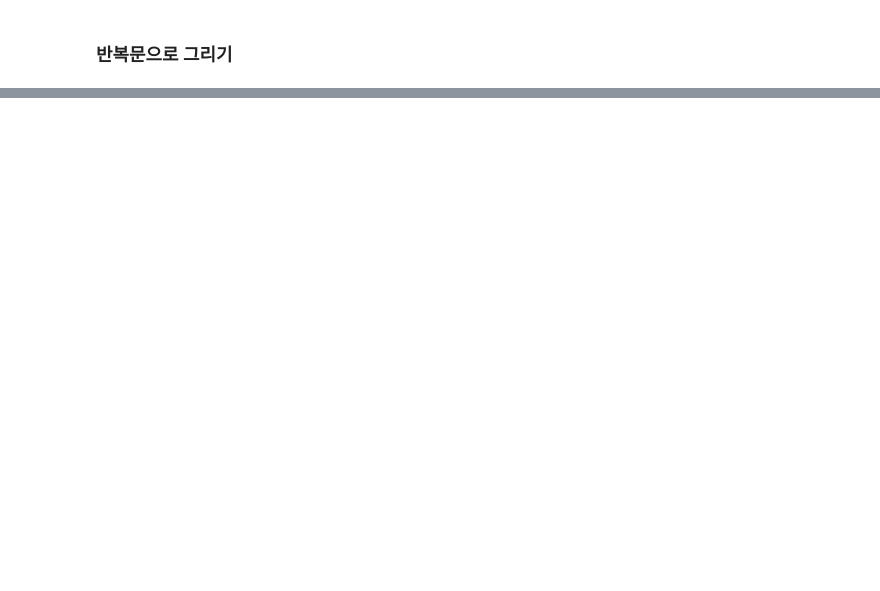
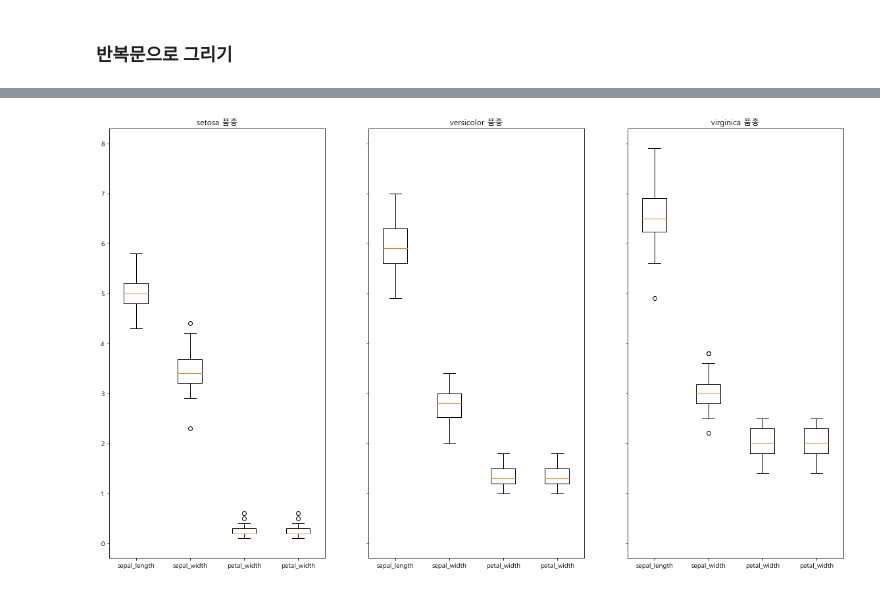
Before and after one commit to beegramin9/DataScience, a Jupyter notebook: 04_matplotlib/07_객체.ipynb, the cells around one changed output, grey strips where cells are left out. Saved outputs shown, nothing was run; the diff lists cells and outputs as text; code cells hidden in the pictures; blank space fills up the shorter version.

```diff
--- a/04_matplotlib/07_객체.ipynb
+++ b/04_matplotlib/07_객체.ipynb
@@ -137,0 +140,28 @@ plt.show()
+# %%
+iris = sns.load_dataset('iris')
+x= iris[iris.species == 'setosa']['sepal_length']
+y= iris[iris.species == 'setosa']['sepal_width']
+z= iris[iris.species == 'setosa']['petal_width']
+w= iris[iris.species == 'setosa']['petal_width']
+# %%
+fig, axes = plt.subplots(1,3, sharey=True, figsize =(20,12) )
+# y축 공유를 안하면 그래프 개형이 같다면 그래프가 다 똑같이 보임. 왜? 각각 y축을 조절해서 주니까
+
+species = ['setosa','versicolor','virginica']
+
+for i, spec in enumerate(species):
+# for spec in species:
+    # species 리스트에서 인덱스와 species 를 동시에 뽑기
+    x = iris[iris.species == spec]['sepal_length']
+    y = iris[iris.species == spec]['sepal_width']
+    z = iris[iris.species == spec]['petal_width']
+    w = iris[iris.species == spec]['petal_width']
+
+    ax = axes[i]
+    # ax = axes[species.index(spec)]
+    axes[i].set_title(f"{spec} 품종")
+    ax.boxplot([x,y,z,w],  labels=['sepal_length','sepal_width','petal_width','petal_width'])
+
+plt.show()
+# %% [output]
+[figure, added]
```
Also changed, not shown: parts of 17 cells of this notebook, 6 other files.
